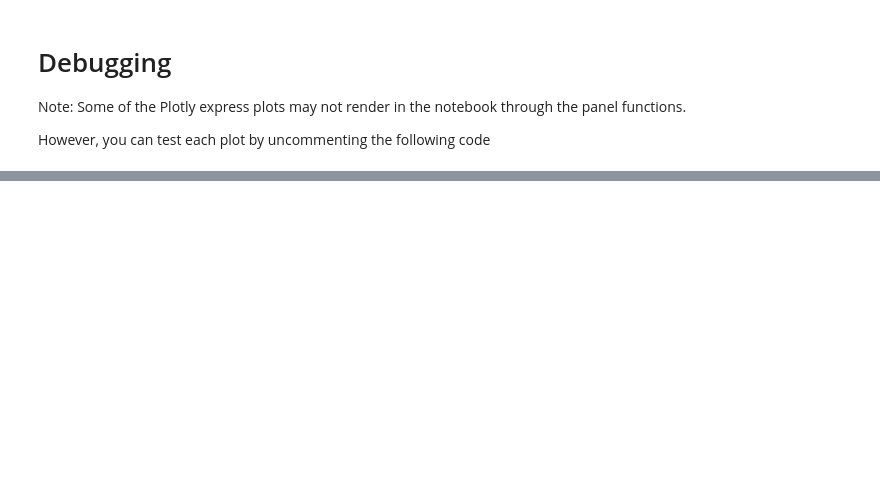
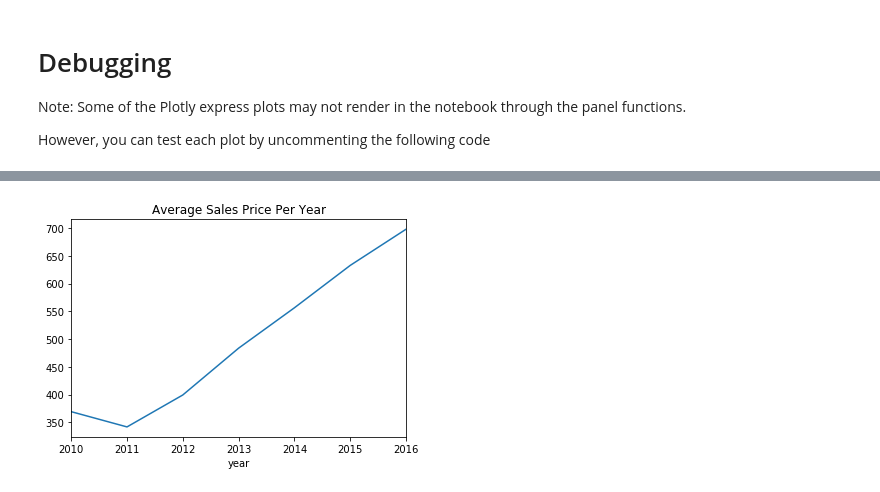
Before and after one commit to DunfrundB/rental_analysis, a Jupyter notebook: dashboard.ipynb, the cells around one changed output, grey strips where cells are left out. Saved outputs shown, nothing was run; the diff lists cells and outputs as text; code cells hidden in the pictures; blank space fills up the shorter version.

```diff
--- a/dashboard.ipynb
+++ b/dashboard.ipynb
@@ -145,0 +221,4 @@ However, you can test each plot by uncommenting the following code
+# %%
+average_sales_price()
+# %% [output]
+[figure, added]
```
Also changed, not shown: parts of 21 cells of this notebook.
